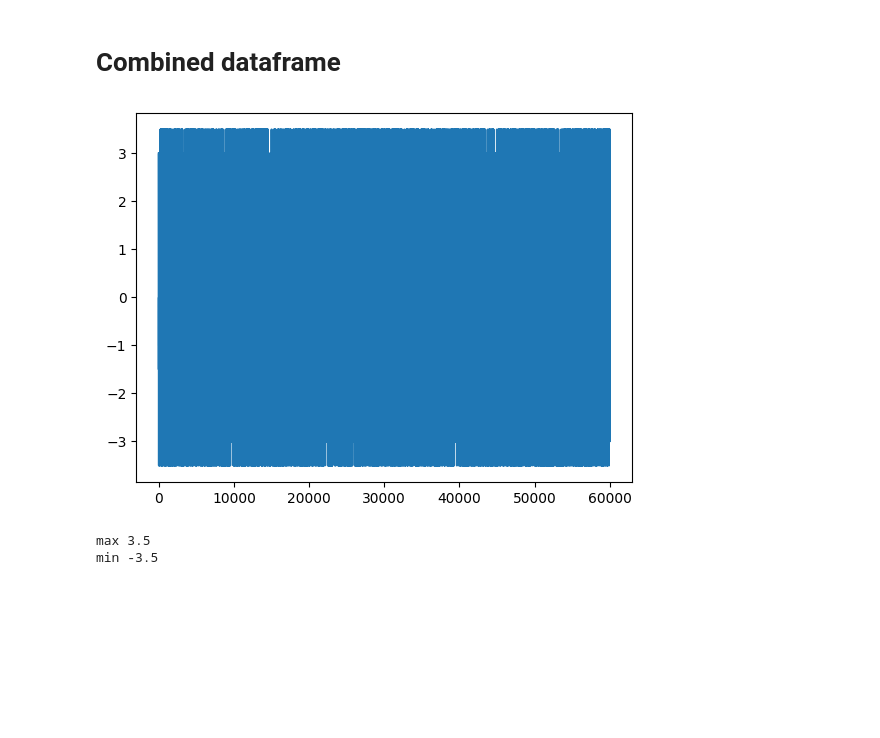
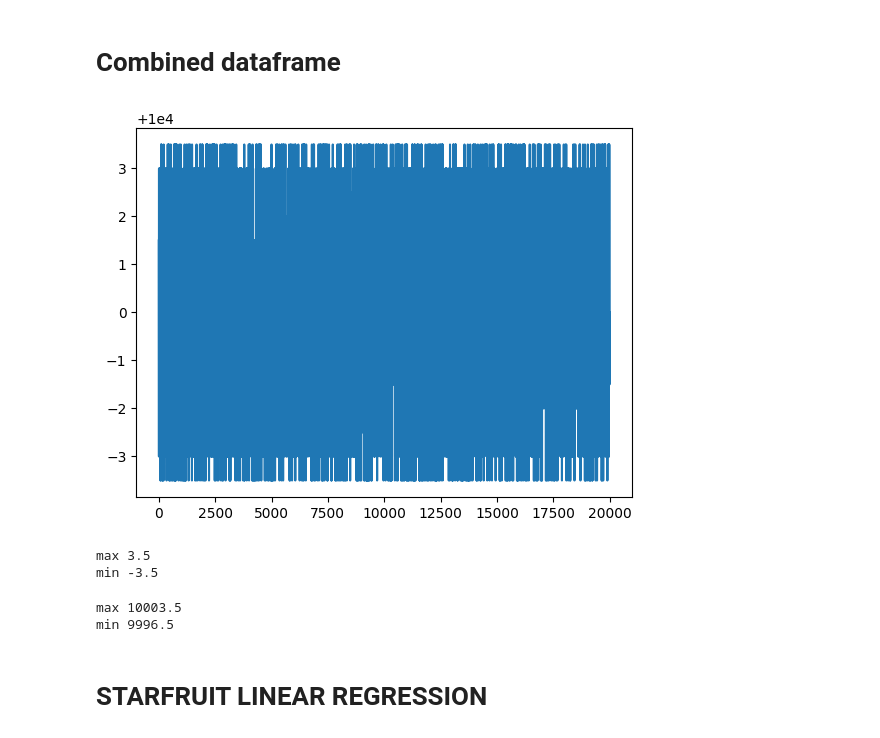
Before and after one commit to gauravsangwan/IMC-Prosperity_2024, a Jupyter notebook: Round1/data.ipynb, the cells around one changed output. Cells and saved outputs as stored; diff of their text form; code cells hidden in the pictures; blank space fills up the shorter version.

```diff
--- a/Round1/data.ipynb
+++ b/Round1/data.ipynb
@@ -23,3 +23,4 @@ print(df3['ask_price_1'].min())
 # %%
 df = pd.concat([df1, df2, df3], ignore_index=True)
 df
+df = df3
@@ -66,18 +53,26 @@ plot_individual(df3)
 # %%
 a = df[df['product']=="AMETHYSTS"]
 a = a[['mid_price']]
 a['residual'] = a['mid_price'] - 10000
 b = df[df['product']=="STARFRUIT"]
 b = b[['mid_price']]
 
-plt.plot(a['residual'])
+plt.plot(a['mid_price'])
 # plt.plot(b)
 plt.show()
 # %% [output]
-[figure, old version]
+[figure, new version]
 # %%
 print("max",a['residual'].max())
 print("min",a['residual'].min())
 # %% [output]
 max 3.5
 min -3.5
+# %%
+print("max",a['mid_price'].max())
+print("min",a['mid_price'].min())
+# %% [output]
+max 10003.5
+min 9996.5
+# %% [markdown]
+# STARFRUIT LINEAR REGRESSION
```
Also changed, not shown: parts of 14 cells of this notebook, 59 other files.
